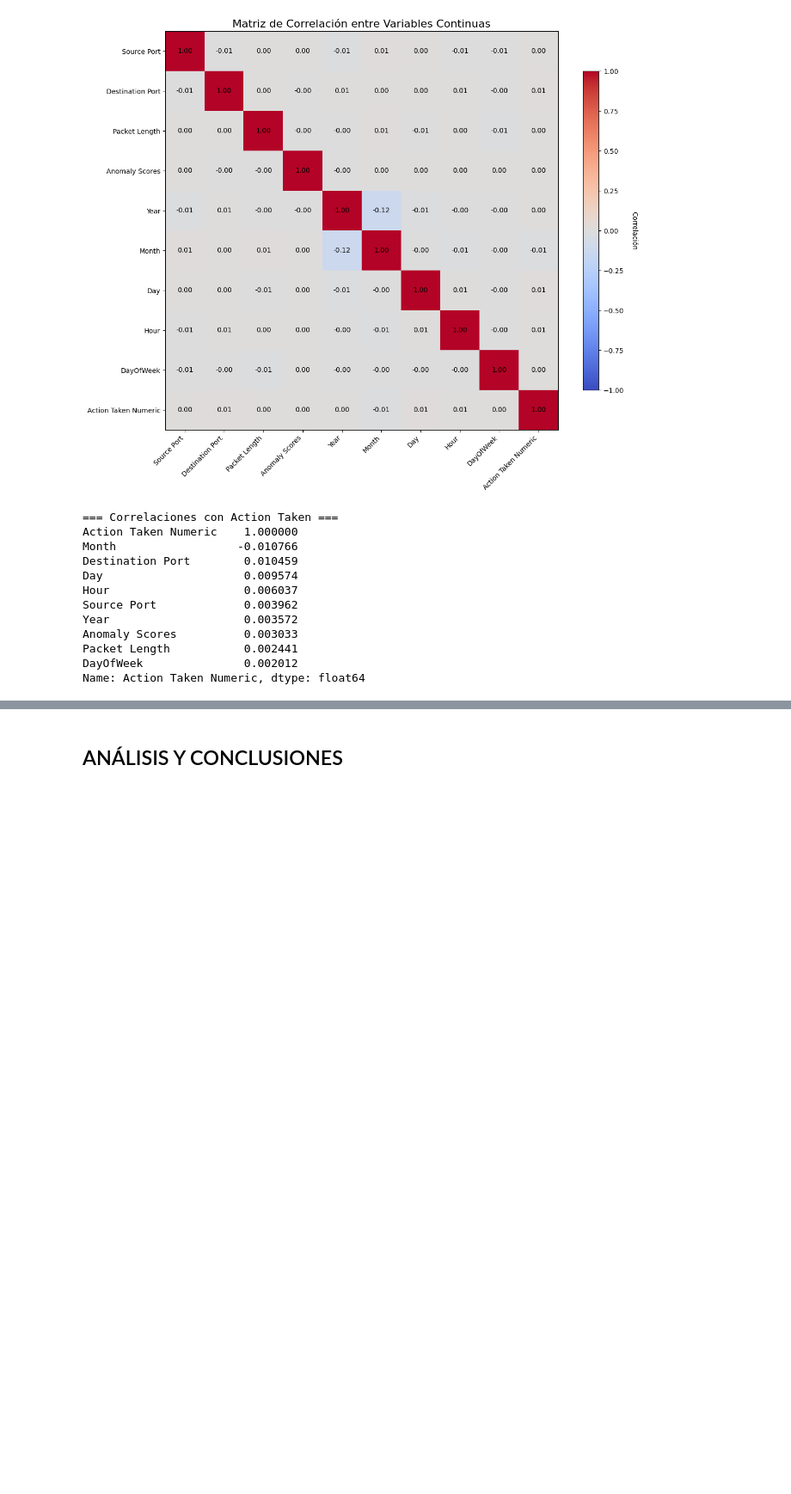
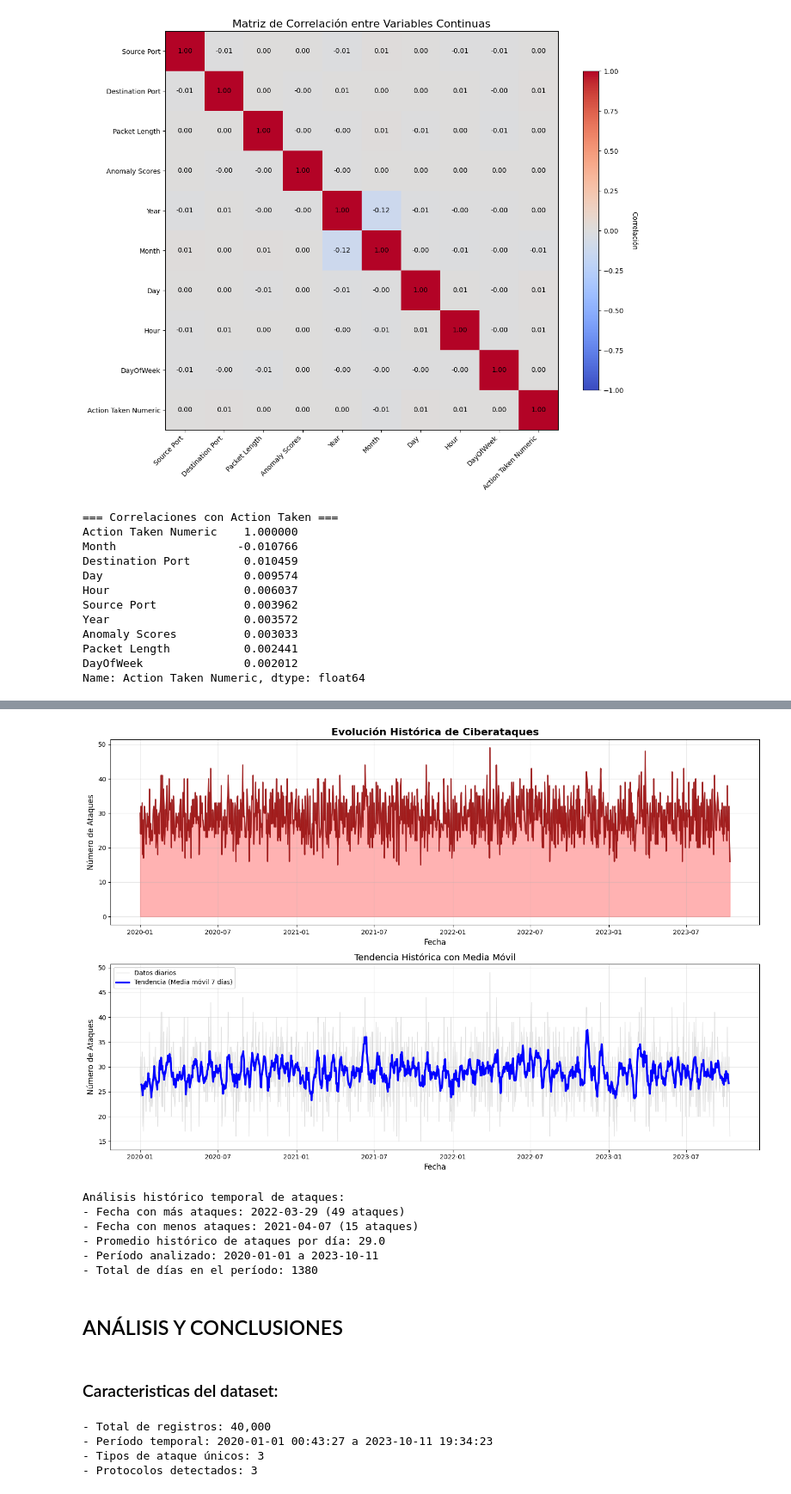
Before and after one commit to acvalenciaudea/fundamentos_de_programacion_cd, a Jupyter notebook: taller3/main.ipynb, the cells around one changed output, grey strips where cells are left out. Shown at 86% size. Cells and saved outputs as stored; diff of their text form; code cells hidden in the pictures; blank space fills up the shorter version.

```diff
--- a/taller3/main.ipynb
+++ b/taller3/main.ipynb
@@ -596,2 +661,74 @@ Name: Action Taken Numeric, dtype: float64
+# %%
+# ANÁLISIS TEMPORAL DE ATAQUES - GRÁFICO HISTÓRICO
+# Convertir timestamp a datetime si no está ya convertido
+df['Timestamp'] = pd.to_datetime(df['Timestamp'])
+
+# Extraer fecha del timestamp
+df['Date'] = df['Timestamp'].dt.date
+
+# Contar ataques por fecha
+attacks_by_date = df.groupby('Date').size().reset_index(name='Numero_Ataques')
+attacks_by_date['Date'] = pd.to_datetime(attacks_by_date['Date'])
+
+# Crear gráfico histórico con estilo mejorado
+plt.figure(figsize=(15, 10))
+
+# Subplot principal - Serie temporal completa
+plt.subplot(2, 1, 1)
+plt.plot(attacks_by_date['Date'], attacks_by_date['Numero_Ataques'],
+         linewidth=2, color='darkred', alpha=0.8)
+plt.fill_between(attacks_by_date['Date'], attacks_by_date['Numero_Ataques'],
+                 alpha=0.3, color='red')
+plt.title('Evolución Histórica de Ciberataques', fontsize=16, fontweight='bold')
+plt.xlabel('Fecha', fontsize=12)
+plt.ylabel('Número de Ataques', fontsize=12)
+plt.grid(True, alpha=0.3)
+
+# Subplot secundario - Tendencia con media móvil
+plt.subplot(2, 1, 2)
+# Calcular media móvil de 7 días
+attacks_by_date['Media_Movil_7d'] = attacks_by_date['Numero_Ataques'].rolling(window=7, center=True).mean()
+
+plt.plot(attacks_by_date['Date'], attacks_by_date['Numero_Ataques'],
+         linewidth=1, color='lightgray', alpha=0.7, label='Datos diarios')
+plt.plot(attacks_by_date['Date'], attacks_by_date['Media_Movil_7d'],
+         linewidth=3, color='blue', label='Tendencia (Media móvil 7 días)')
+
+plt.title('Tendencia Histórica con Media Móvil', fontsize=14)
+plt.xlabel('Fecha', fontsize=12)
+plt.ylabel('Número de Ataques', fontsize=12)
+plt.legend()
+plt.grid(True, alpha=0.3)
+
+plt.tight_layout()
+plt.show()
+
+# Mostrar estadísticas del análisis temporal histórico
+print(f"Análisis histórico temporal de ataques:")
+print(f"- Fecha con más ataques: {attacks_by_date.loc[attacks_by_date['Numero_Ataques'].idxmax(), 'Date'].strftime('%Y-%m-%d')} ({attacks_by_date['Numero_Ataques'].max()} ataques)")
+print(f"- Fecha con menos ataques: {attacks_by_date.loc[attacks_by_date['Numero_Ataques'].idxmin(), 'Date'].strftime('%Y-%m-%d')} ({attacks_by_date['Numero_Ataques'].min()} ataques)")
+print(f"- Promedio histórico de ataques por día: {attacks_by_date['Numero_Ataques'].mean():.1f}")
+print(f"- Período analizado: {attacks_by_date['Date'].min().strftime('%Y-%m-%d')} a {attacks_by_date['Date'].max().strftime('%Y-%m-%d')}")
+print(f"- Total de días en el período: {len(attacks_by_date)}")
+# %% [output]
+[figure, added]
+Análisis histórico temporal de ataques:
+- Fecha con más ataques: 2022-03-29 (49 ataques)
+- Fecha con menos ataques: 2021-04-07 (15 ataques)
+- Promedio histórico de ataques por día: 29.0
+- Período analizado: 2020-01-01 a 2023-10-11
+- Total de días en el período: 1380
 # %% [markdown]
 ## ANÁLISIS Y CONCLUSIONES
+# %% [markdown]
+### Caracteristicas del dataset:
+# %%
+print(f"- Total de registros: {df.shape[0]:,}")
+print(f"- Período temporal: {df['Timestamp'].min()} a {df['Timestamp'].max()}")
+print(f"- Tipos de ataque únicos: {df['Attack Type'].nunique()}")
+print(f"- Protocolos detectados: {df['Protocol'].nunique()}")
+# %% [output]
+- Total de registros: 40,000
+- Período temporal: 2020-01-01 00:43:27 a 2023-10-11 19:34:23
+- Tipos de ataque únicos: 3
+- Protocolos detectados: 3
```
Also changed, not shown: parts of 6 cells of this notebook.
